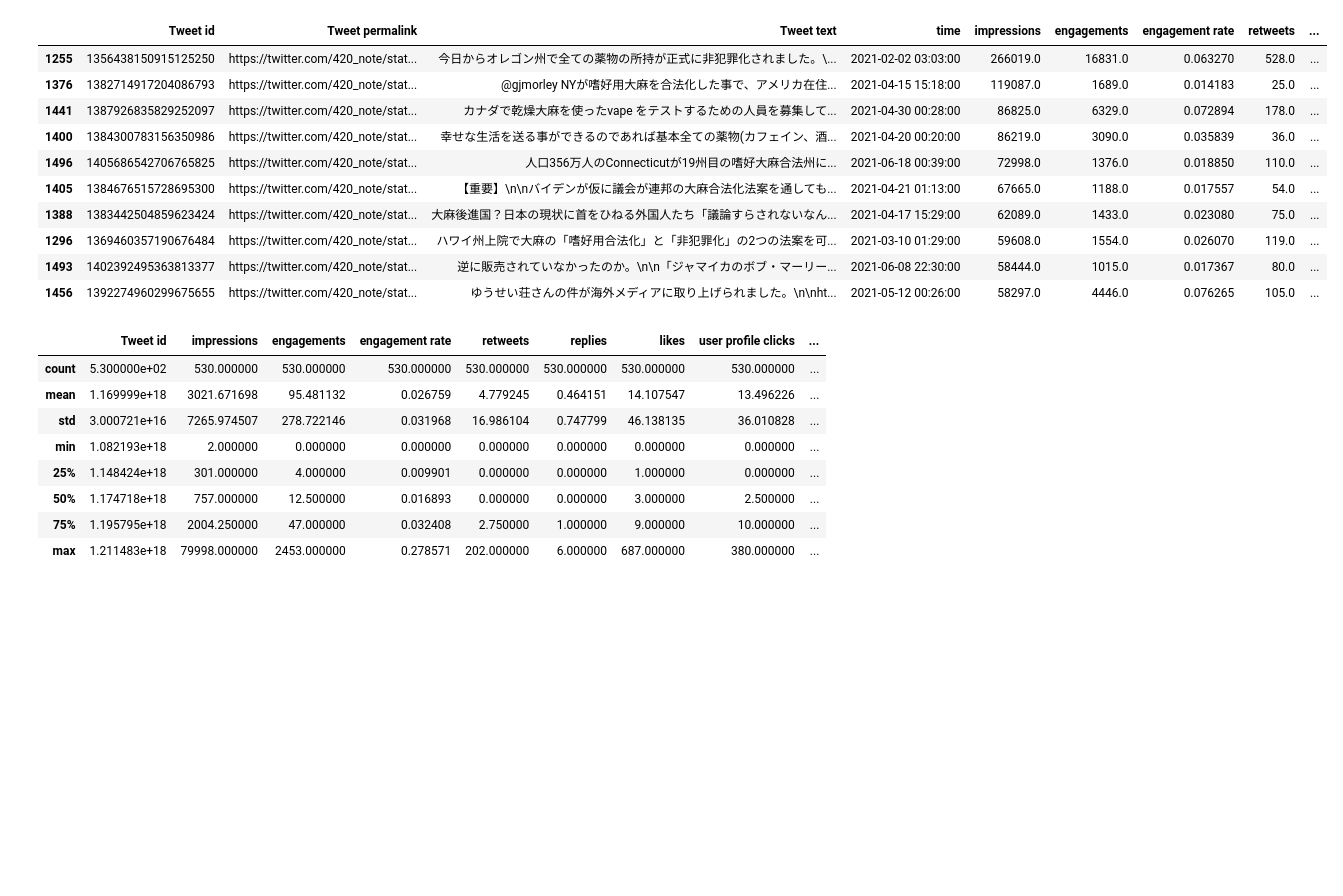
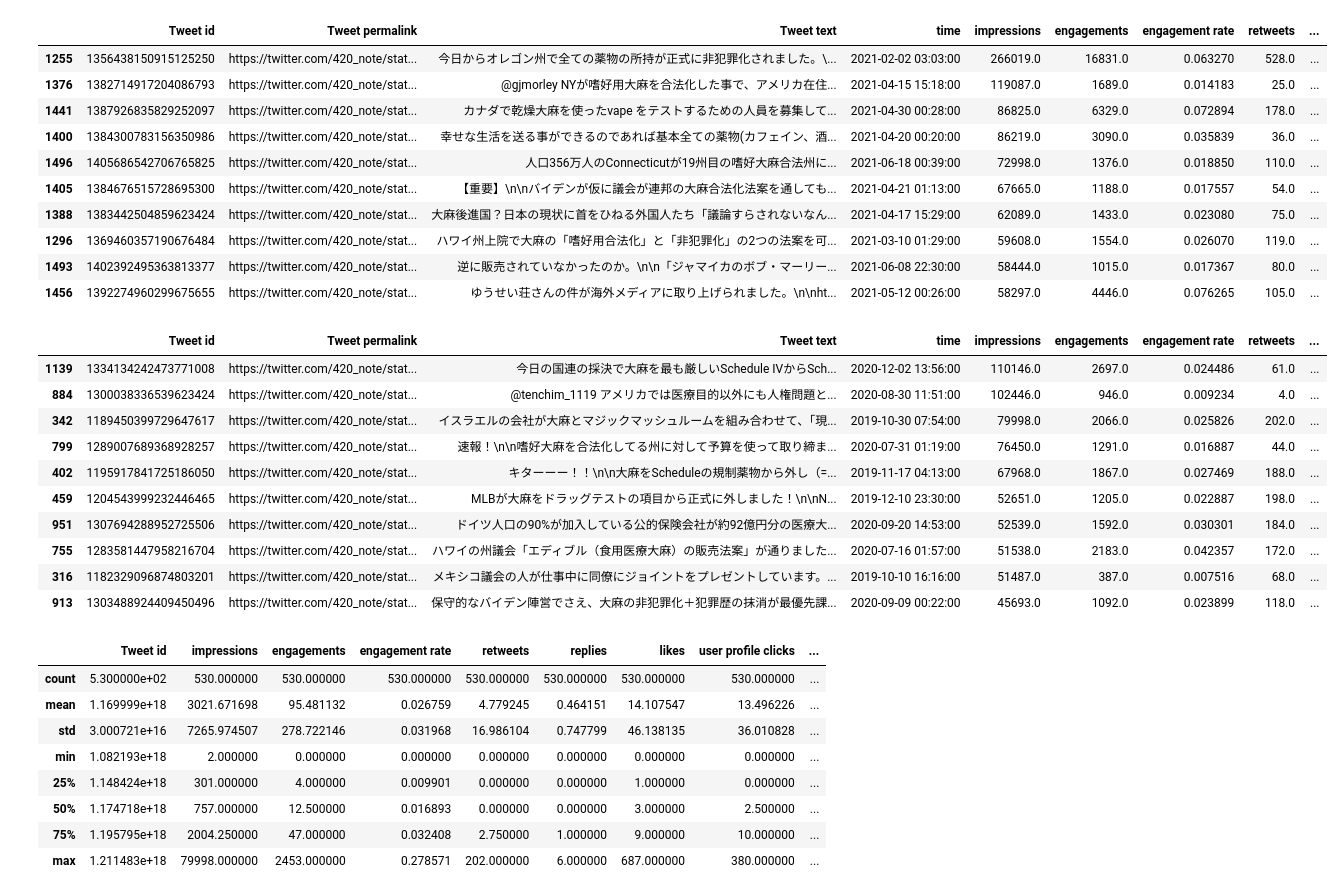
Before and after one commit to taksug229/tweet-analysis, a Jupyter notebook: notebook/1-eda.ipynb, the cells around one changed output. Saved outputs shown, nothing was run; the diff lists cells and outputs as text; code cells hidden in the pictures; blank space fills up the shorter version.

```diff
--- a/notebook/1-eda.ipynb
+++ b/notebook/1-eda.ipynb
@@ -63,6 +63,7 @@ df.sort_values('engagements', ascending=False).head(10)
 mask_2021 = (df['time'] > '2021')
 mask_2020 = ((df['time'] < '2021') & (df['time'] > '2020'))
 mask_2019 = ((df['time'] < '2020') & (df['time'] > '2019'))
+mask_2019_2020 = ((df['time'] < '2021') & (df['time'] > '2019'))
 # %%
 df[mask_2019].sort_values('impressions', ascending=False).head(10)
 # %% [output]
@@ -105,6 +106,20 @@ df[mask_2021].sort_values('impressions', ascending=False).head(10)
 | 1296 | 1369460357190676484 | https://twitter.com/420_note/stat... | ハワイ州上院で大麻の「嗜好用合法化」と「非犯罪化」の2つの法案を可... | 2021-03-10 01:29:00 | 59608.0 | 1554.0 | 0.026070 | 119.0 | ... |
 | 1493 | 1402392495363813377 | https://twitter.com/420_note/stat... | 逆に販売されていなかったのか。\n\n「ジャマイカのボブ・マーリー... | 2021-06-08 22:30:00 | 58444.0 | 1015.0 | 0.017367 | 80.0 | ... |
 | 1456 | 1392274960299675655 | https://twitter.com/420_note/stat... | ゆうせい荘さんの件が海外メディアに取り上げられました。\n\nht... | 2021-05-12 00:26:00 | 58297.0 | 4446.0 | 0.076265 | 105.0 | ... |
+# %%
+df[mask_2019_2020].sort_values('impressions', ascending=False).head(10)
+# %% [output]
+|  | Tweet id | Tweet permalink | Tweet text | time | impressions | engagements | engagement rate | retweets | ... |
+| 1139 | 1334134242473771008 | https://twitter.com/420_note/stat... | 今日の国連の採決で大麻を最も厳しいSchedule IVからSch... | 2020-12-02 13:56:00 | 110146.0 | 2697.0 | 0.024486 | 61.0 | ... |
+| 884 | 1300038336539623424 | https://twitter.com/420_note/stat... | @tenchim_1119 アメリカでは医療目的以外にも人権問題と... | 2020-08-30 11:51:00 | 102446.0 | 946.0 | 0.009234 | 4.0 | ... |
+| 342 | 1189450399729647617 | https://twitter.com/420_note/stat... | イスラエルの会社が大麻とマジックマッシュルームを組み合わせて、「現... | 2019-10-30 07:54:00 | 79998.0 | 2066.0 | 0.025826 | 202.0 | ... |
+| 799 | 1289007689368928257 | https://twitter.com/420_note/stat... | 速報！\n\n嗜好大麻を合法化してる州に対して予算を使って取り締ま... | 2020-07-31 01:19:00 | 76450.0 | 1291.0 | 0.016887 | 44.0 | ... |
+| 402 | 1195917841725186050 | https://twitter.com/420_note/stat... | キターーー！！\n\n大麻をScheduleの規制薬物から外し（=... | 2019-11-17 04:13:00 | 67968.0 | 1867.0 | 0.027469 | 188.0 | ... |
+| 459 | 1204543999232446465 | https://twitter.com/420_note/stat... | MLBが大麻をドラッグテストの項目から正式に外しました！\n\nN... | 2019-12-10 23:30:00 | 52651.0 | 1205.0 | 0.022887 | 198.0 | ... |
+| 951 | 1307694288952725506 | https://twitter.com/420_note/stat... | ドイツ人口の90%が加入している公的保険会社が約92億円分の医療大... | 2020-09-20 14:53:00 | 52539.0 | 1592.0 | 0.030301 | 184.0 | ... |
+| 755 | 1283581447958216704 | https://twitter.com/420_note/stat... | ハワイの州議会「エディブル（食用医療大麻）の販売法案」が通りました... | 2020-07-16 01:57:00 | 51538.0 | 2183.0 | 0.042357 | 172.0 | ... |
+| 316 | 1182329096874803201 | https://twitter.com/420_note/stat... | メキシコ議会の人が仕事中に同僚にジョイントをプレゼントしています。... | 2019-10-10 16:16:00 | 51487.0 | 387.0 | 0.007516 | 68.0 | ... |
+| 913 | 1303488924409450496 | https://twitter.com/420_note/stat... | 保守的なバイデン陣営でさえ、大麻の非犯罪化＋犯罪歴の抹消が最優先課... | 2020-09-09 00:22:00 | 45693.0 | 1092.0 | 0.023899 | 118.0 | ... |
 # %%
 df[mask_2019].describe()
 # %% [output]
```
Also changed, not shown: parts of 4 cells of this notebook.
